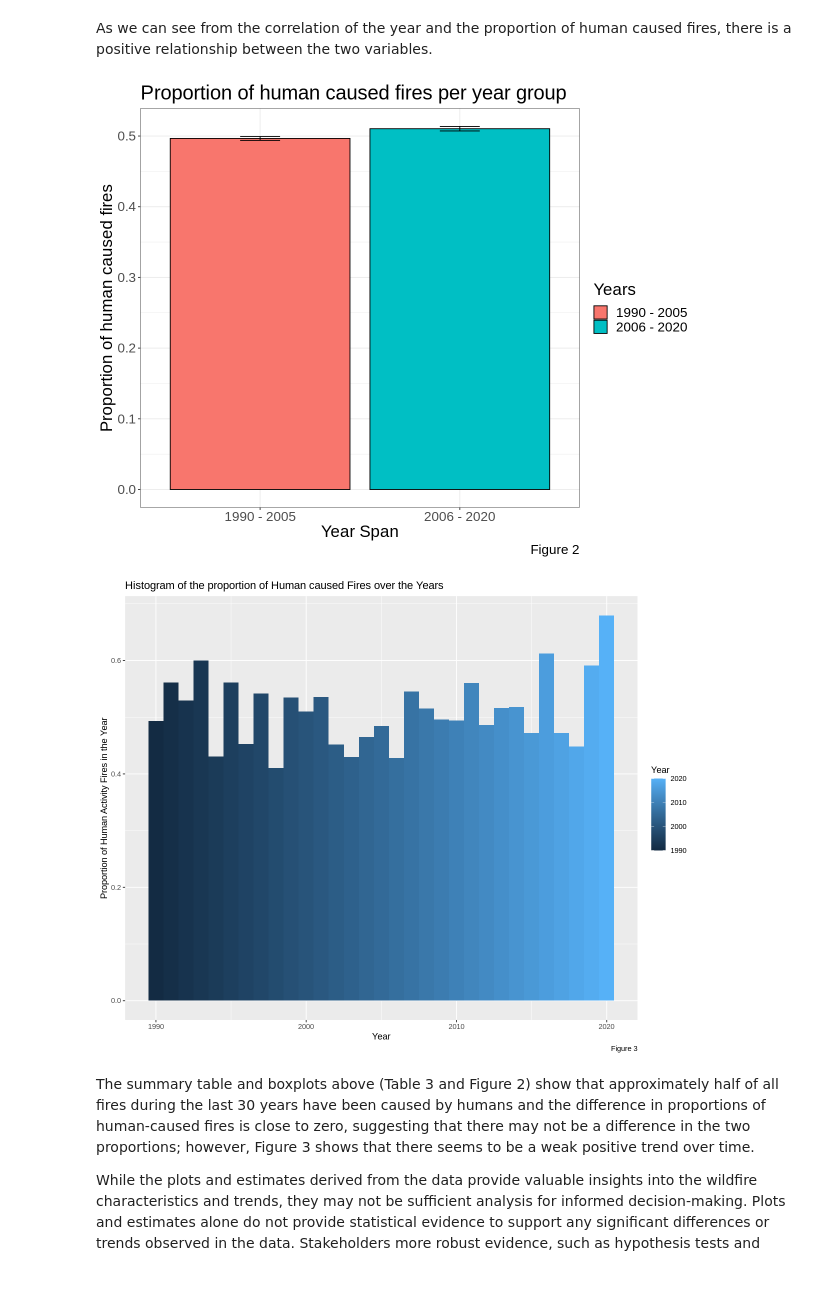
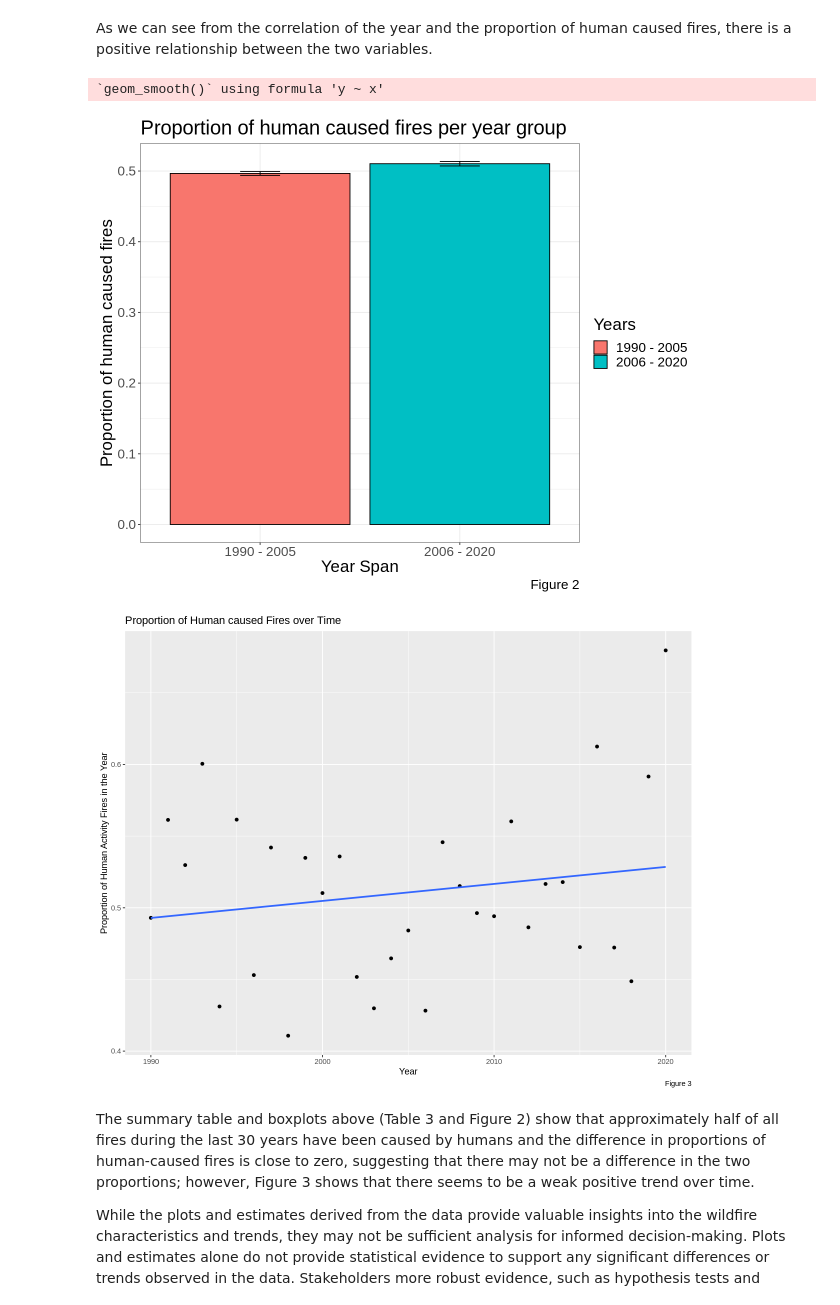
Before and after one commit to hakkd/Canada-Forest-Fires-By-Cause, a Jupyter notebook: report_group2.ipynb, the cells around one changed output. Saved outputs shown, nothing was run; the diff lists cells and outputs as text; code cells hidden in the pictures.

Commit message:
changed fig 3 to scatter plot with trendline

```diff
--- a/report_group2.ipynb
+++ b/report_group2.ipynb
@@ -160,30 +160,32 @@ As we can see from the correlation of the year and the proportion of human cause
 # %%
 options(repr.plot.width = 10, repr.plot.height = 8)
 
 year_span_barplot <- fire_data_grouped %>%
     ggplot(aes(x = group, y = p_hat, fill = group)) +
     geom_bar(stat="identity", color="black",
            position=position_dodge()) +
     geom_errorbar(aes(ymin=p_hat-(qnorm(0.975) * se), ymax=p_hat+(qnorm(0.975) * se)), width=.2,
                  position=position_dodge(.9)) +
     theme_bw() +
     theme(text = element_text(size = 20)) +
     ggtitle("Proportion of human caused fires per year group") +
     xlab("Year Span") +
     ylab("Proportion of human caused fires") +
     labs(fill = "Years",
         caption = "Figure 2")
 
 year_span_barplot
 
 year_split |>
-ggplot(aes(x = Year, y = p_hat, fill = Year)) +
-geom_bar(width = 1, stat = "identity") +
+ggplot(aes(x = Year, y = p_hat)) +
+geom_point() +
+geom_smooth(method = "lm", se = FALSE) +
 labs(y = "Proportion of Human Activity Fires in the Year", caption = "Figure 3") +
-ggtitle("Histogram of the proportion of Human caused Fires over the Years")
+ggtitle("Proportion of Human caused Fires over Time")
 # %% [output]
+`geom_smooth()` using formula 'y ~ x'
 [figure]
-[figure, old version]
+[figure, new version]
 # %% [markdown]
 The summary table and boxplots above (Table 3 and Figure 2) show that approximately half of all fires during the last 30 years have been caused by humans and the difference in proportions of human-caused fires is close to zero, suggesting that there may not be a difference in the two proportions; however, Figure 3 shows that there seems to be a weak positive trend over time.
 
```
